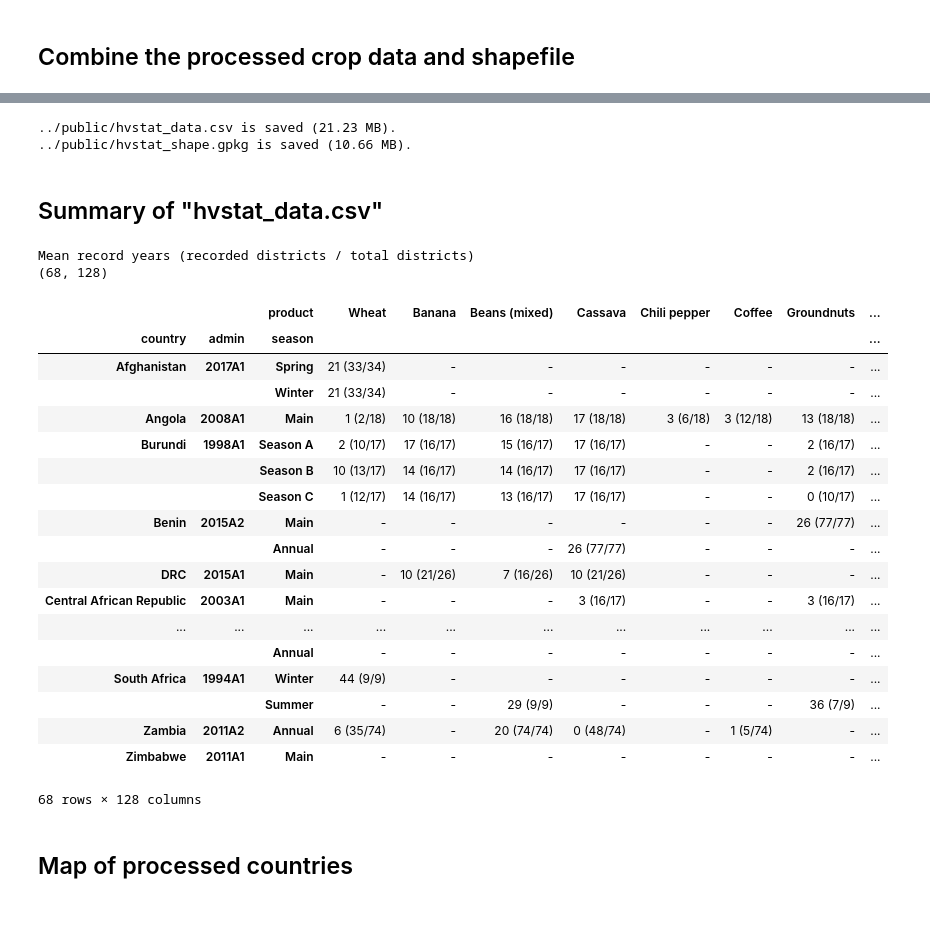
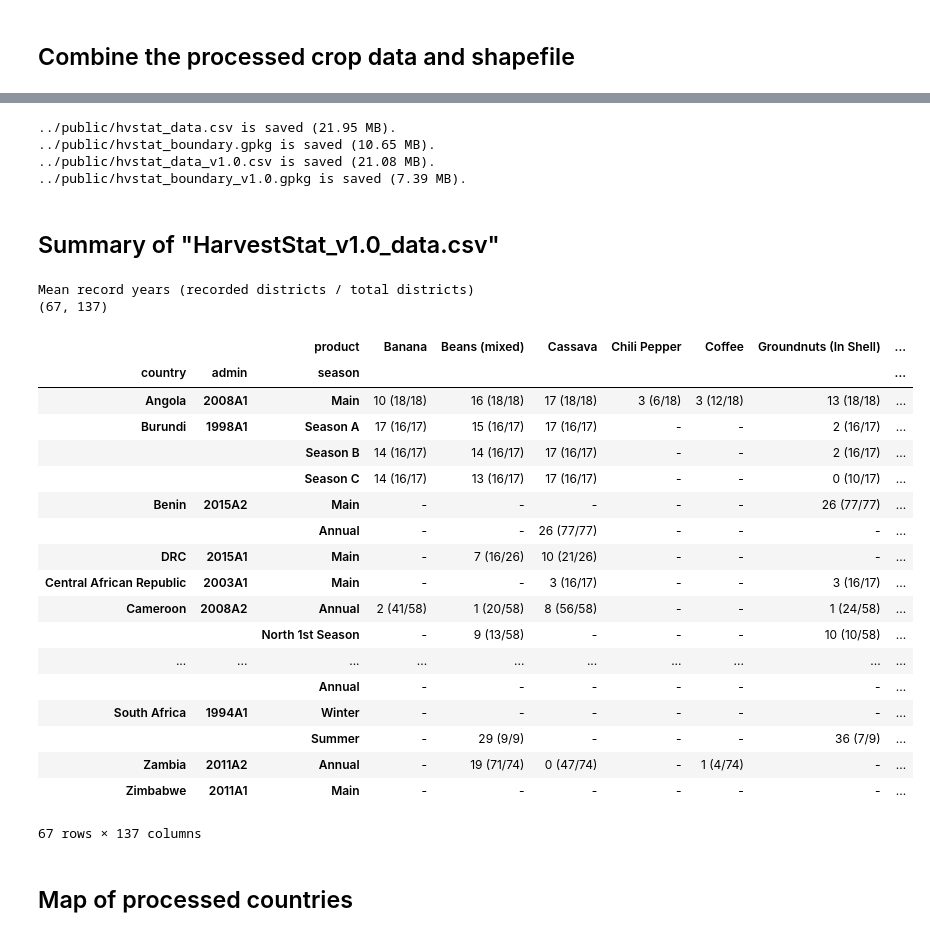
Before and after one commit to HarvestStat/HarvestStat, a Jupyter notebook: notebook/Combine_CropData.ipynb, the cells around one changed output, grey strips where cells are left out. Saved outputs shown, nothing was run; the diff lists cells and outputs as text; code cells hidden in the pictures.

```diff
--- a/notebook/Combine_CropData.ipynb
+++ b/notebook/Combine_CropData.ipynb
@@ -209,76 +205,96 @@ shape = shape[['FNID','ADMIN0','ADMIN1','ADMIN2','geometry']]
 shape = shape.sort_values(by=['FNID']).reset_index(drop=True)
 # Change country_name
 shape['ADMIN0'] = shape['ADMIN0'].replace({'Democratic Republic of the Congo': 'DRC'})
+# Simplify the shapefile
+shape_simplified = shape.copy()
+shape_simplified.geometry = shape_simplified.geometry.simplify(0.001)
 # =========================================================== #
 
-# Save the data ============================================= #
+# Save the data (All-purpose) =============================== #
 fn_out = '../public/hvstat_data.csv'
 pivot.to_csv(fn_out, index=False)
 print('%s is saved (%.2f MB).' % (fn_out, os.path.getsize(fn_out)/1024**2))
-fn_out = '../public/hvstat_shape.gpkg'
-shape_simplified = shape.copy()
-shape_simplified.geometry = shape_simplified.geometry.simplify(0.001)
+fn_out = '../public/hvstat_boundary.gpkg'
 shape_simplified.to_file(fn_out, driver='GPKG')
 print('%s is saved (%.2f MB).' % (fn_out, os.path.getsize(fn_out)/1024**2))
 # =========================================================== #
+
+# Save the data (Paper version) ============================= #
+# Exclude countries outside of Africa
+pivot = pivot[~pivot['country_code'].isin(['AF','YE'])].reset_index(drop=True)
+# Version number
+version = '1.0'
+fn_out = f'../public/hvstat_data_v{version}.csv'
+pivot.to_csv(fn_out, index=False)
+print('%s is saved (%.2f MB).' % (fn_out, os.path.getsize(fn_out)/1024**2))
+fn_out = f'../public/hvstat_boundary_v{version}.gpkg'
+# Select boundaries only shown in the data
+admin_level = pivot['fnid'].apply(lambda x: x[:8]).unique()
+shape_simplified = shape_simplified[shape_simplified['FNID'].apply(lambda x: x[:8]).isin(admin_level)].reset_index(drop=True)
+shape_simplified.to_file(fn_out, driver='GPKG')
+print('%s is saved (%.2f MB).' % (fn_out, os.path.getsize(fn_out)/1024**2))
+# =========================================================== #
 # %% [output]
-../public/hvstat_data.csv is saved (21.23 MB).
-../public/hvstat_shape.gpkg is saved (10.66 MB).
+../public/hvstat_data.csv is saved (21.95 MB).
+../public/hvstat_boundary.gpkg is saved (10.65 MB).
+../public/hvstat_data_v1.0.csv is saved (21.08 MB).
+../public/hvstat_boundary_v1.0.gpkg is saved (7.39 MB).
 # %% [markdown]
-## Summary of "hvstat_data.csv"
+## Summary of "HarvestStat_v1.0_data.csv"
 # %%
-shape = gpd.read_file('../public/hvstat_shape.gpkg')
+version = '1.0'
+shape = gpd.read_file(f'../public/hvstat_boundary_v{version}.gpkg')
 shape = shape[shape['FNID'].apply(lambda x: x[-2:] != 'A0')].reset_index(drop=True)
-df = pd.read_csv('../public/hvstat_data.csv')
+df = pd.read_csv(f'../public/hvstat_data_v{version}.csv')
 df = df.merge(shape[['FNID','ADMIN0','ADMIN1','ADMIN2']], left_on='fnid', right_on='FNID')
 df = df.rename(columns={'ADMIN1':'admin1','ADMIN2':'admin2','season_name':'season'})
 df = df[['fnid','country','admin1','admin2','product','season','harvest_month','harvest_year','production']]
 cps = df[['country','product','season']].drop_duplicates().reset_index(drop=True)
 df['admin'] = df['fnid'].apply(lambda x: x[2:8])
 table = pd.DataFrame(
     index=pd.MultiIndex.from_frame(df[['country','admin','season']].drop_duplicates()),
     columns= cps['product'].unique(),
     data = '-'
 ).rename_axis(columns='product')
 for i, (country_name, product_name, season_name) in cps.iterrows():
     fnids_country = shape.loc[shape['ADMIN0'] == country_name, 'FNID']
     sub = df[
         (df['country'] == country_name) &
         (df['product'] == product_name) &
         (df['season'] == season_name)
     ]
     if sub.shape[0] > 0:
         count = sub.pivot_table(index='harvest_year', columns='fnid', values='production', aggfunc='count', fill_value=0)
         mean_count = count.sum().mean()
         string = '%d (%d/%d)' %  (mean_count, count.shape[1], len(fnids_country))
     else:
         string = '-'
     table.loc[pd.IndexSlice[country_name,:,season_name],product_name] = string
 print('Mean record years (recorded districts / total districts)')
 print(table.shape)
 table
 # %% [output]
 Mean record years (recorded districts / total districts)
-(68, 128)
+(67, 137)
-|  |  | product | Wheat | Banana | Beans (mixed) | Cassava | Chili pepper | Coffee | Groundnuts | ... |
-| country | admin | season |  |  |  |  |  |  |  | ... |
-| Afghanistan | 2017A1 | Spring | 21 (33/34) | - | - | - | - | - | - | ... |
-|  |  | Winter | 21 (33/34) | - | - | - | - | - | - | ... |
-| Angola | 2008A1 | Main | 1 (2/18) | 10 (18/18) | 16 (18/18) | 17 (18/18) | 3 (6/18) | 3 (12/18) | 13 (18/18) | ... |
-| Burundi | 1998A1 | Season A | 2 (10/17) | 17 (16/17) | 15 (16/17) | 17 (16/17) | - | - | 2 (16/17) | ... |
-|  |  | Season B | 10 (13/17) | 14 (16/17) | 14 (16/17) | 17 (16/17) | - | - | 2 (16/17) | ... |
-|  |  | Season C | 1 (12/17) | 14 (16/17) | 13 (16/17) | 17 (16/17) | - | - | 0 (10/17) | ... |
-| Benin | 2015A2 | Main | - | - | - | - | - | - | 26 (77/77) | ... |
-|  |  | Annual | - | - | - | 26 (77/77) | - | - | - | ... |
-| DRC | 2015A1 | Main | - | 10 (21/26) | 7 (16/26) | 10 (21/26) | - | - | - | ... |
-| Central African Republic | 2003A1 | Main | - | - | - | 3 (16/17) | - | - | 3 (16/17) | ... |
-| ... | ... | ... | ... | ... | ... | ... | ... | ... | ... | ... |
-|  |  | Annual | - | - | - | - | - | - | - | ... |
-| South Africa | 1994A1 | Winter | 44 (9/9) | - | - | - | - | - | - | ... |
-|  |  | Summer | - | - | 29 (9/9) | - | - | - | 36 (7/9) | ... |
-| Zambia | 2011A2 | Annual | 6 (35/74) | - | 20 (74/74) | 0 (48/74) | - | 1 (5/74) | - | ... |
-| Zimbabwe | 2011A1 | Main | - | - | - | - | - | - | - | ... |
+|  |  | product | Banana | Beans (mixed) | Cassava | Chili Pepper | Coffee | Groundnuts (In Shell) | ... |
+| country | admin | season |  |  |  |  |  |  | ... |
+| Angola | 2008A1 | Main | 10 (18/18) | 16 (18/18) | 17 (18/18) | 3 (6/18) | 3 (12/18) | 13 (18/18) | ... |
+| Burundi | 1998A1 | Season A | 17 (16/17) | 15 (16/17) | 17 (16/17) | - | - | 2 (16/17) | ... |
+|  |  | Season B | 14 (16/17) | 14 (16/17) | 17 (16/17) | - | - | 2 (16/17) | ... |
+|  |  | Season C | 14 (16/17) | 13 (16/17) | 17 (16/17) | - | - | 0 (10/17) | ... |
+| Benin | 2015A2 | Main | - | - | - | - | - | 26 (77/77) | ... |
+|  |  | Annual | - | - | 26 (77/77) | - | - | - | ... |
+| DRC | 2015A1 | Main | - | 7 (16/26) | 10 (21/26) | - | - | - | ... |
+| Central African Republic | 2003A1 | Main | - | - | 3 (16/17) | - | - | 3 (16/17) | ... |
+| Cameroon | 2008A2 | Annual | 2 (41/58) | 1 (20/58) | 8 (56/58) | - | - | 1 (24/58) | ... |
+|  |  | North 1st Season | - | 9 (13/58) | - | - | - | 10 (10/58) | ... |
+| ... | ... | ... | ... | ... | ... | ... | ... | ... | ... |
+|  |  | Annual | - | - | - | - | - | - | ... |
+| South Africa | 1994A1 | Winter | - | - | - | - | - | - | ... |
+|  |  | Summer | - | 29 (9/9) | - | - | - | 36 (7/9) | ... |
+| Zambia | 2011A2 | Annual | - | 19 (71/74) | 0 (47/74) | - | 1 (4/74) | - | ... |
+| Zimbabwe | 2011A1 | Main | - | - | - | - | - | - | ... |
-68 rows × 128 columns
+67 rows × 137 columns
 # %% [markdown]
 ## Map of processed countries
 # %%
```
Also changed, not shown: parts of 7 cells of this notebook, 25 other files.
